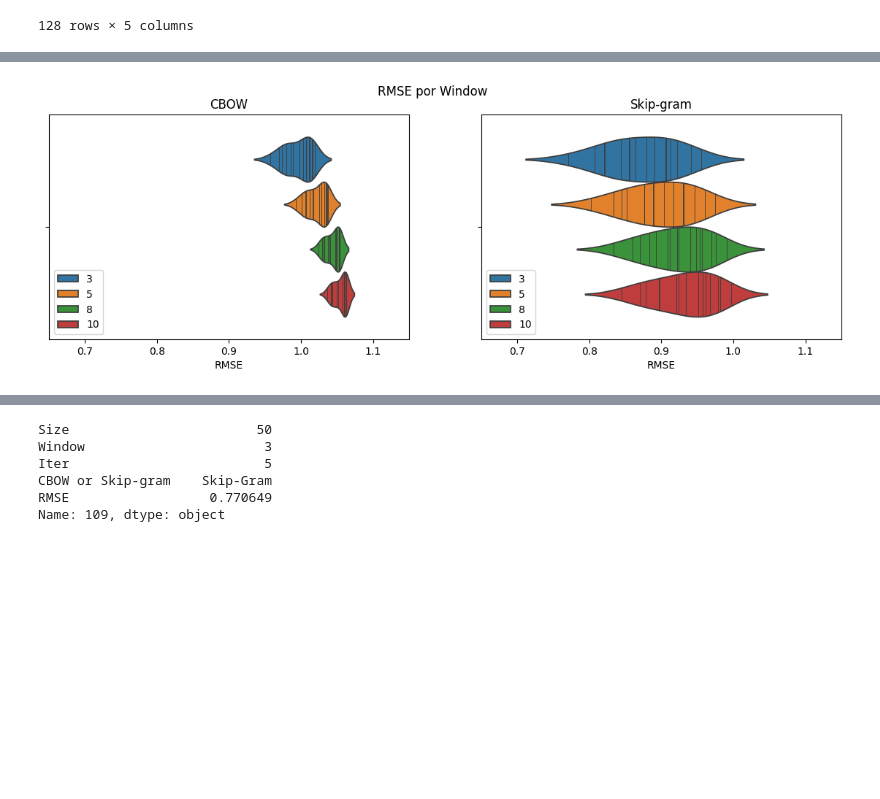
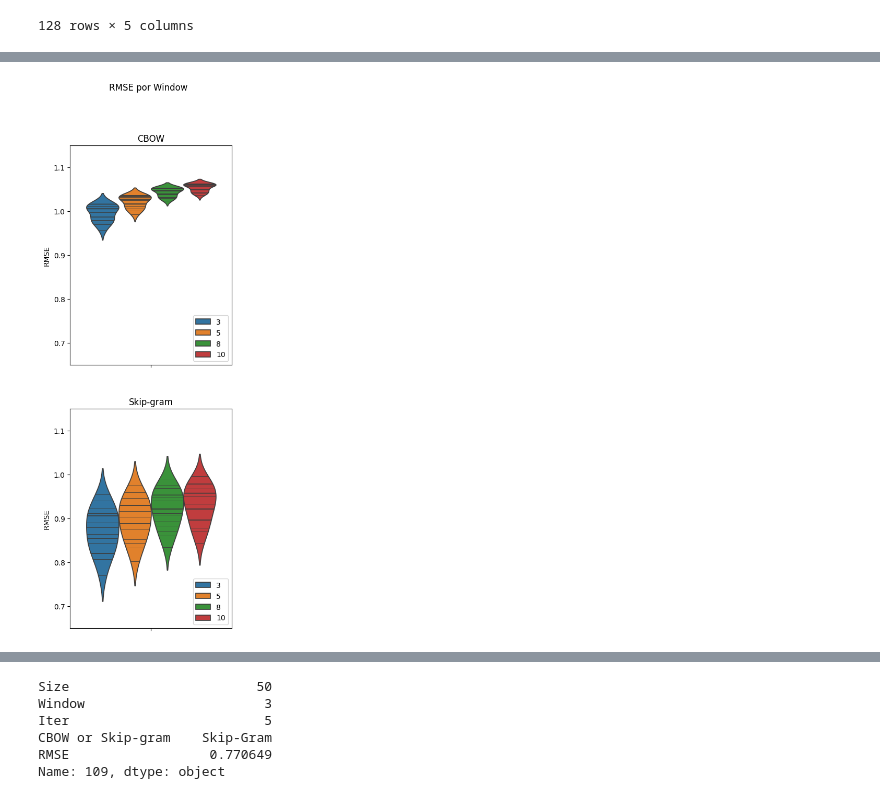
Before and after one commit to vasilva/NLP-word2vec, a Jupyter notebook: Results.ipynb, the cells around one changed output, grey strips where cells are left out. Cells and saved outputs as stored; diff of their text form; code cells hidden in the pictures; blank space fills up the shorter version.

```diff
--- a/Results.ipynb
+++ b/Results.ipynb
@@ -23,8 +23,9 @@ results
 # %%
 cbow_data = results[results["CBOW or Skip-gram"] == "CBOW"]
 skipgram_data = results[results["CBOW or Skip-gram"] == "Skip-Gram"]
-figsize = (14, 4)
-xlim = (0.65, 1.15)
+figsize = (4, 10)
+figmulti = (4, 12)
+lim = (0.65, 1.15)
 palette = "tab10"
 # %%
 plt.figure(figsize=figsize)
@@ -61,36 +52,23 @@ plt.show()
 # %%
-fig, (ax1, ax2) = plt.subplots(1, 2)
+fig, (ax1, ax2) = plt.subplots(2, 1)
 fig.suptitle("RMSE por Window")
-fig.set_size_inches(figsize)
-
+fig.set_size_inches(figmulti)
 sns.violinplot(
-    cbow_data,
-    x="RMSE",
-    hue="Window",
-    inner="stick",
-    palette=palette,
-    ax=ax1,
+    cbow_data, y="RMSE", hue="Window", inner="stick", palette=palette, ax=ax1
 )
 ax1.set_title("CBOW")
-ax1.set_xlabel("RMSE")
-ax1.set_xlim(xlim)
-ax1.legend(loc="lower left")
-
+ax1.set_ylabel("RMSE")
+ax1.set_ylim(lim)
+ax1.legend(loc="lower right")
 sns.violinplot(
-    skipgram_data,
-    x="RMSE",
-    hue="Window",
-    inner="stick",
-    palette=palette,
-    ax=ax2,
+    skipgram_data, y="RMSE", hue="Window", inner="stick", palette=palette, ax=ax2
 )
 ax2.set_title("Skip-gram")
-ax2.set_xlabel("RMSE")
-ax2.set_xlim(xlim)
-ax2.legend(loc="lower left")
-
+ax2.set_ylabel("RMSE")
+ax2.set_ylim(lim)
+ax2.legend(loc="lower right")
 plt.show()
 # %% [output]
-[figure, old version]
+[figure, new version]
 # %%
 plt.figure(figsize=figsize)
```
Also changed, not shown: parts of 6 cells of this notebook, 1 other file.
